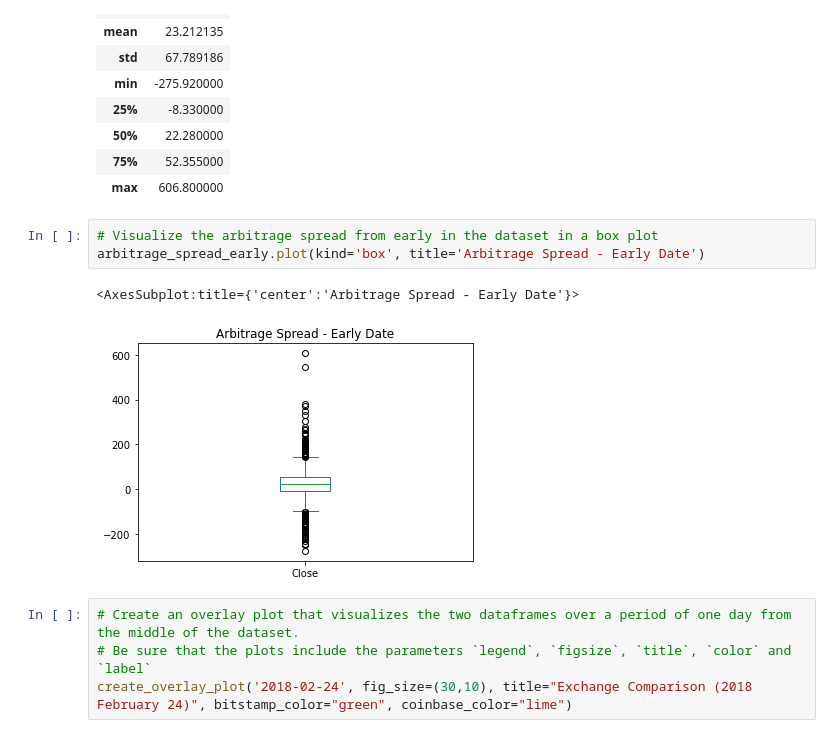
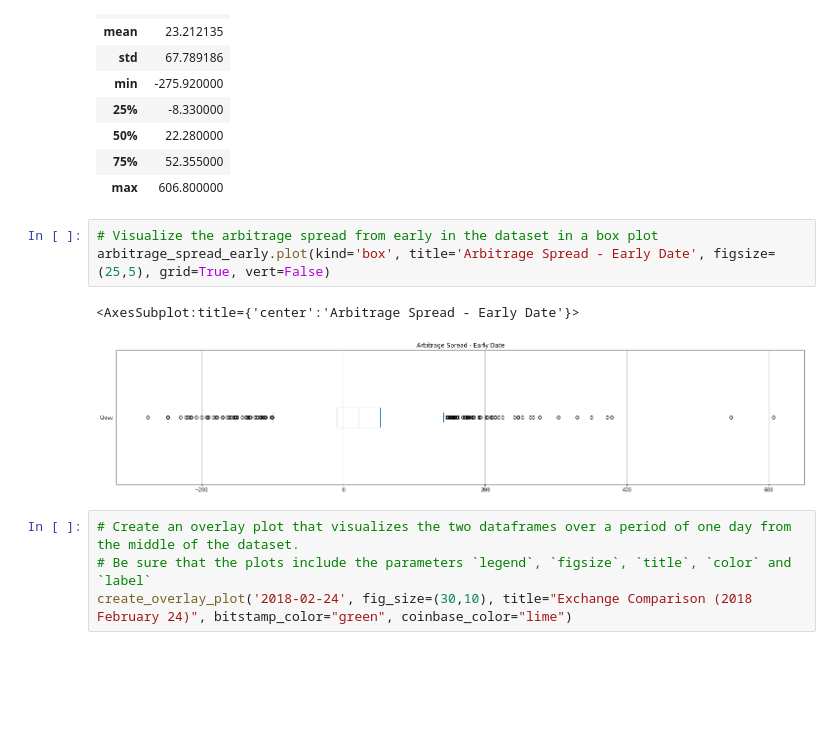
Before and after one commit to msashokkumar/03_crypto_arbitrage, a Jupyter notebook: crypto_arbitrage.ipynb, the cells around one changed output. Drawn from its saved outputs; the diff is of its cells as text; blank space fills up the shorter version.

```diff
--- a/crypto_arbitrage.ipynb
+++ b/crypto_arbitrage.ipynb
@@ -406,10 +406,10 @@ arbitrage_spread_early.describe()
 | max | 606.800000 |
 # %%
 # Visualize the arbitrage spread from early in the dataset in a box plot
-arbitrage_spread_early.plot(kind='box', title='Arbitrage Spread - Early Date')
+arbitrage_spread_early.plot(kind='box', title='Arbitrage Spread - Early Date', figsize=(25,5), grid=True, vert=False)
 # %% [output]
 <AxesSubplot:title={'center':'Arbitrage Spread - Early Date'}>
-[figure, old version]
+[figure, new version]
 # %%
 # Create an overlay plot that visualizes the two dataframes over a period of one day from the middle of the dataset.
 # Be sure that the plots include the parameters `legend`, `figsize`, `title`, `color` and `label`
```
Also changed, not shown: parts of 10 cells of this notebook.
